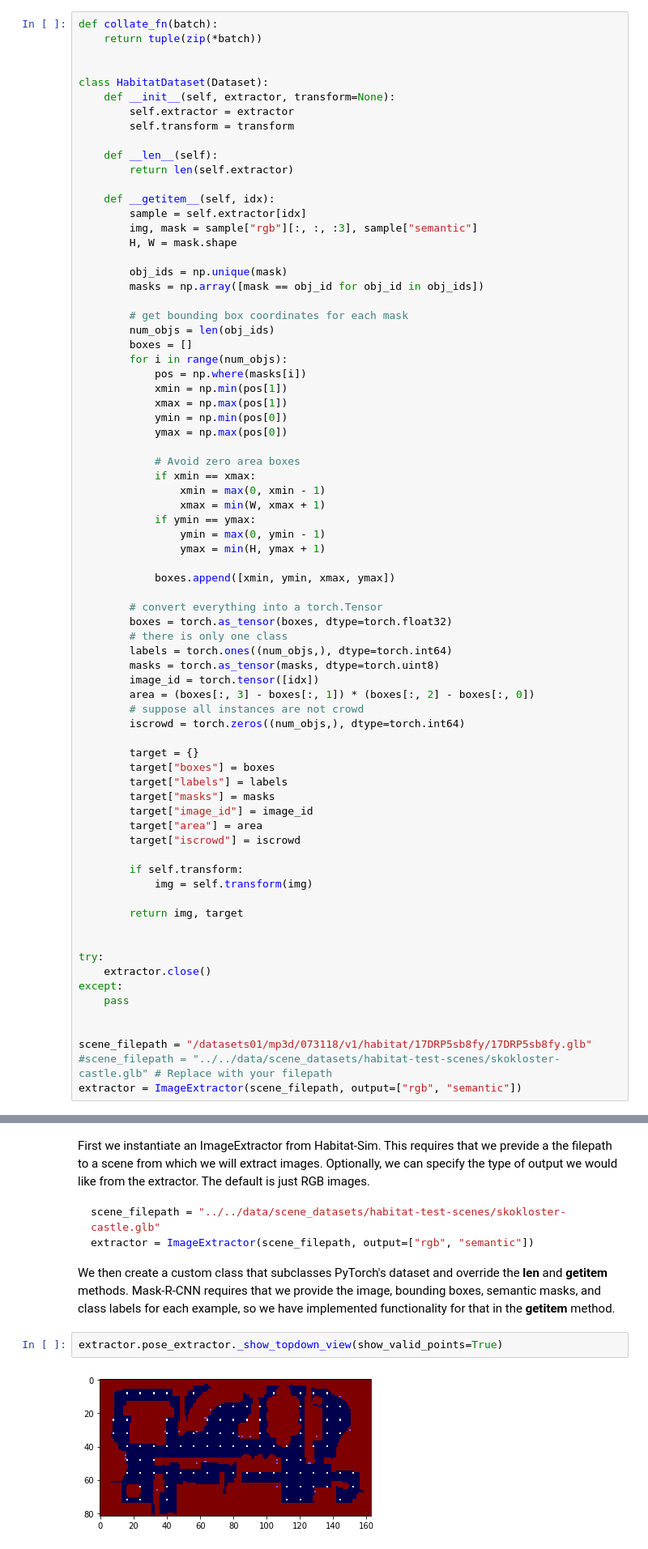
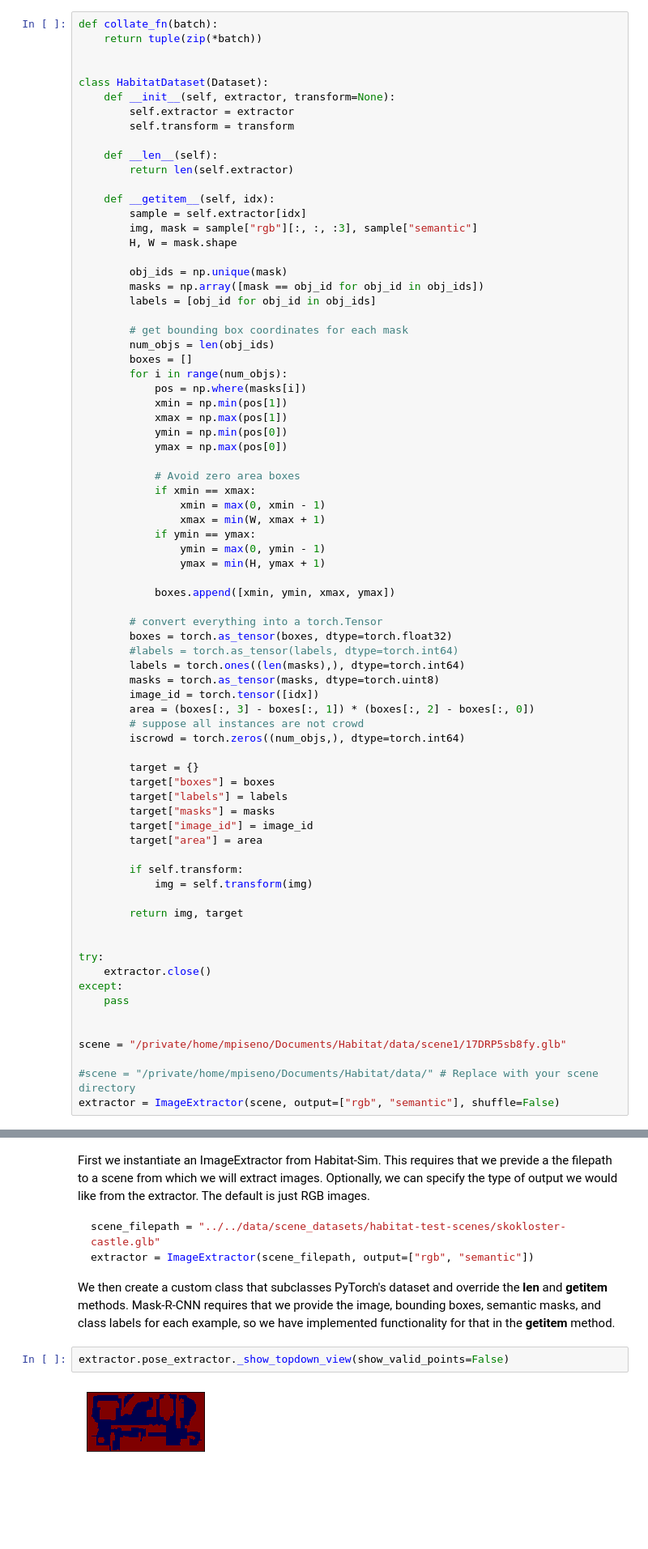
Before and after one commit to facebookresearch/habitat-sim, a Jupyter notebook: Instance-Segmentation-Example.ipynb, the cells around one changed output, grey strips where cells are left out. Shown at 81% size. Cells and saved outputs as stored; diff of their text form; blank space fills up the shorter version.

```diff
--- a/Instance-Segmentation-Example.ipynb
+++ b/Instance-Segmentation-Example.ipynb
@@ -49,6 +50,7 @@ class HabitatDataset(Dataset):
 
         obj_ids = np.unique(mask)
         masks = np.array([mask == obj_id for obj_id in obj_ids])
+        labels = [obj_id for obj_id in obj_ids]
 
         # get bounding box coordinates for each mask
         num_objs = len(obj_ids)
@@ -72,8 +74,8 @@ class HabitatDataset(Dataset):
 
         # convert everything into a torch.Tensor
         boxes = torch.as_tensor(boxes, dtype=torch.float32)
-        # there is only one class
-        labels = torch.ones((num_objs,), dtype=torch.int64)
+        #labels = torch.as_tensor(labels, dtype=torch.int64)
+        labels = torch.ones((len(masks),), dtype=torch.int64)
         masks = torch.as_tensor(masks, dtype=torch.uint8)
         image_id = torch.tensor([idx])
         area = (boxes[:, 3] - boxes[:, 1]) * (boxes[:, 2] - boxes[:, 0])
@@ -86,7 +88,6 @@ class HabitatDataset(Dataset):
         target["masks"] = masks
         target["image_id"] = image_id
         target["area"] = area
-        target["iscrowd"] = iscrowd
 
         if self.transform:
             img = self.transform(img)
@@ -100,7 +101,8 @@ except:
     pass
 
 
-scene_filepath = "/datasets01/mp3d/073118/v1/habitat/17DRP5sb8fy/17DRP5sb8fy.glb"
-#scene_filepath = "../../data/scene_datasets/habitat-test-scenes/skokloster-castle.glb" # Replace with your filepath
-extractor = ImageExtractor(scene_filepath, output=["rgb", "semantic"])
+scene = "/private/home/mpiseno/Documents/Habitat/data/scene1/17DRP5sb8fy.glb"
+
+#scene = "/private/home/mpiseno/Documents/Habitat/data/" # Replace with your scene directory
+extractor = ImageExtractor(scene, output=["rgb", "semantic"], shuffle=False)
 # %% [output]
@@ -116,9 +119,9 @@ extractor = ImageExtractor(scene_filepath, output=["rgb", "semantic"])
 
 We then create a custom class that subclasses PyTorch's dataset and override the __len__ and __getitem__ methods. Mask-R-CNN requires that we provide the image, bounding boxes, semantic masks, and class labels for each example, so we have implemented functionality for that in the __getitem__ method.
 # %%
-extractor.pose_extractor._show_topdown_view(show_valid_points=True)
+extractor.pose_extractor._show_topdown_view(show_valid_points=False)
 # %% [output]
-[figure, old version]
+[figure, new version]
 # %%
 # Specify which transforms to apply to the data in preprocessing
 transform = T.Compose([
```
Also changed, not shown: parts of 8 cells of this notebook, 8 other files.
